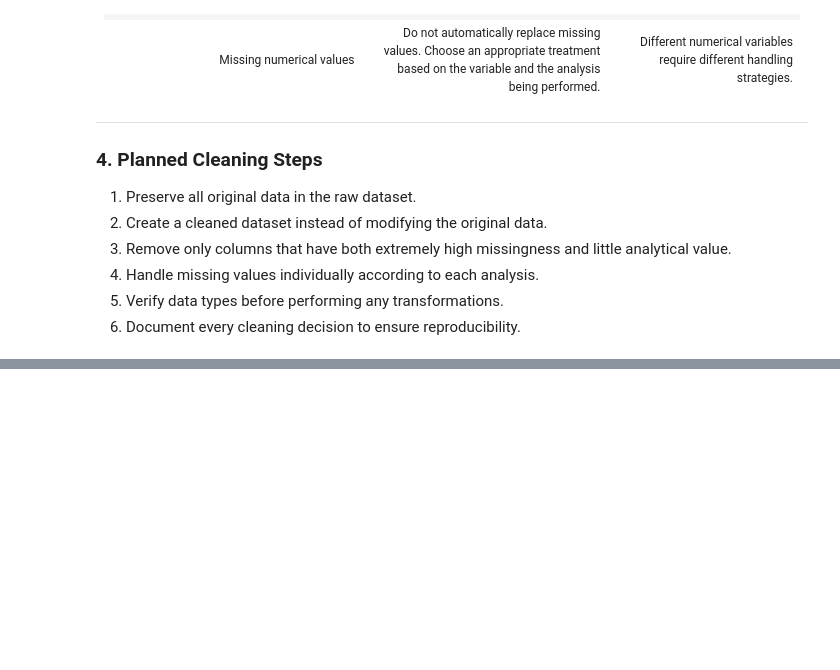
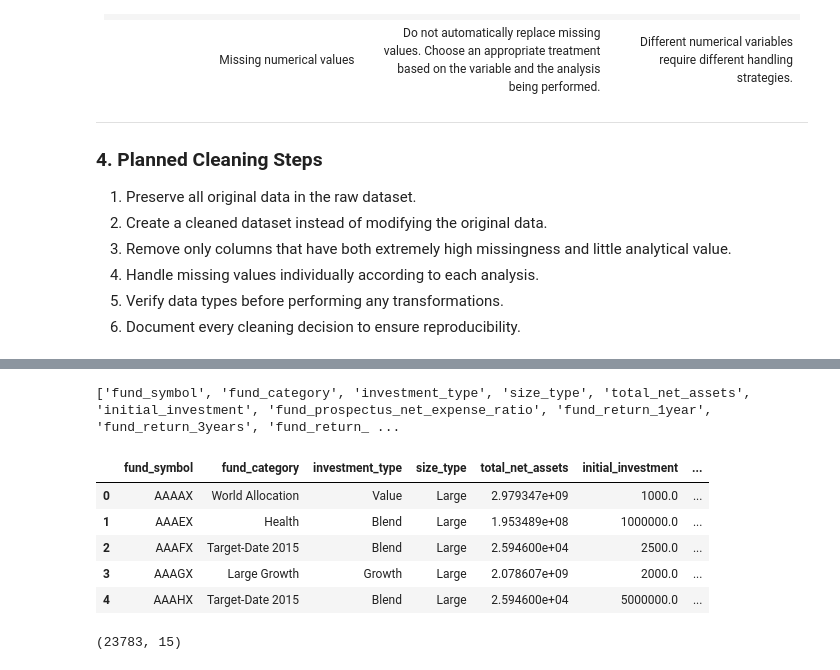
Before and after one commit to lopez3113/mutual-funds-analysis, a Jupyter notebook: notebooks/01_Data_Exploration.ipynb, the cells around one changed output, grey strips where cells are left out. Saved outputs shown, nothing was run; the diff lists cells and outputs as text; code cells hidden in the pictures; blank space fills up the shorter version.

Commit message:
Complete Version 1 of data cleaning

```diff
--- a/notebooks/01_Data_Exploration.ipynb
+++ b/notebooks/01_Data_Exploration.ipynb
@@ -493,0 +489,40 @@ The dataset contains 298 variables. Rather than immediately deleting columns, th
+# %%
+columns_to_keep = [
+    "fund_symbol",
+    "fund_category",
+    "investment_type",
+    "size_type",
+    "total_net_assets",
+    "initial_investment",
+    "fund_prospectus_net_expense_ratio",
+    "fund_return_1year",
+    "fund_return_3years",
+    "fund_return_5years",
+    "morningstar_overall_rating",
+    "morningstar_risk_rating",
+    "asset_stocks",
+    "asset_bonds",
+    "asset_cash"
+]
+
+print(columns_to_keep)
+# %% [output]
+['fund_symbol', 'fund_category', 'investment_type', 'size_type', 'total_net_assets', 'initial_investment', 'fund_prospectus_net_expense_ratio', 'fund_return_1year', 'fund_return_3years', 'fund_return_ ...
+# %%
+# Create a cleaned DataFrame containing only the selected columns
+df_clean = df[columns_to_keep].copy()
+
+# Display the first five rows
+df_clean.head()
+# %% [output]
+|  | fund_symbol | fund_category | investment_type | size_type | total_net_assets | initial_investment | ... |
+| 0 | AAAAX | World Allocation | Value | Large | 2.979347e+09 | 1000.0 | ... |
+| 1 | AAAEX | Health | Blend | Large | 1.953489e+08 | 1000000.0 | ... |
+| 2 | AAAFX | Target-Date 2015 | Blend | Large | 2.594600e+04 | 2500.0 | ... |
+| 3 | AAAGX | Large Growth | Growth | Large | 2.078607e+09 | 2000.0 | ... |
+| 4 | AAAHX | Target-Date 2015 | Blend | Large | 2.594600e+04 | 5000000.0 | ... |
+# %%
+# Check the dimensions of the cleaned dataset
+df_clean.shape
+# %% [output]
+(23783, 15)
```
Also changed, not shown: parts of 9 cells of this notebook.
